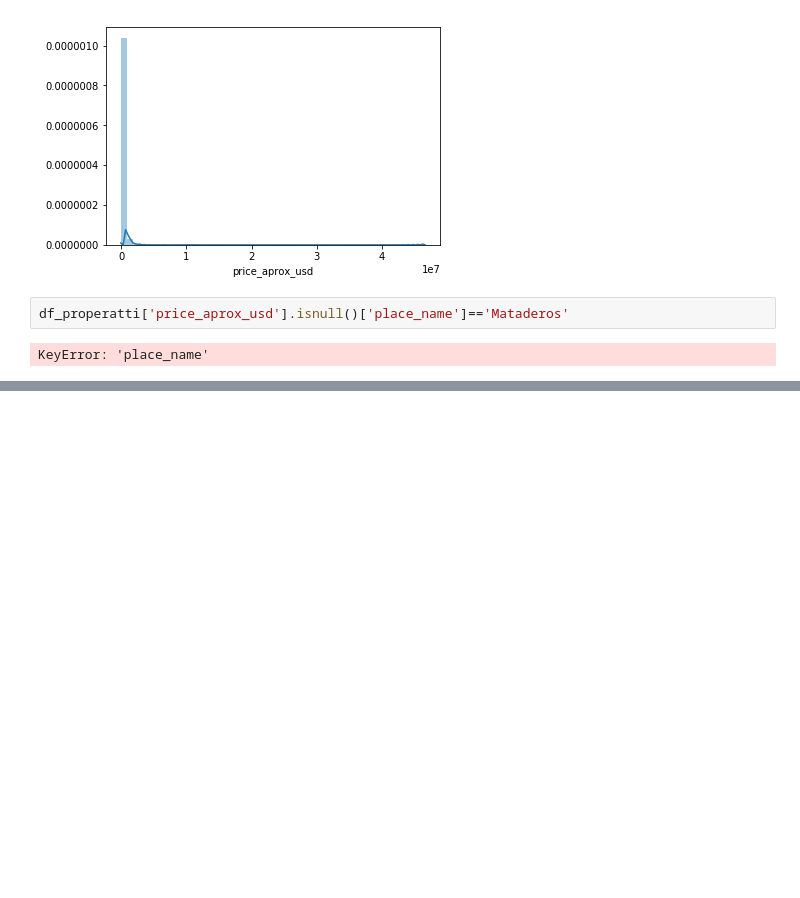
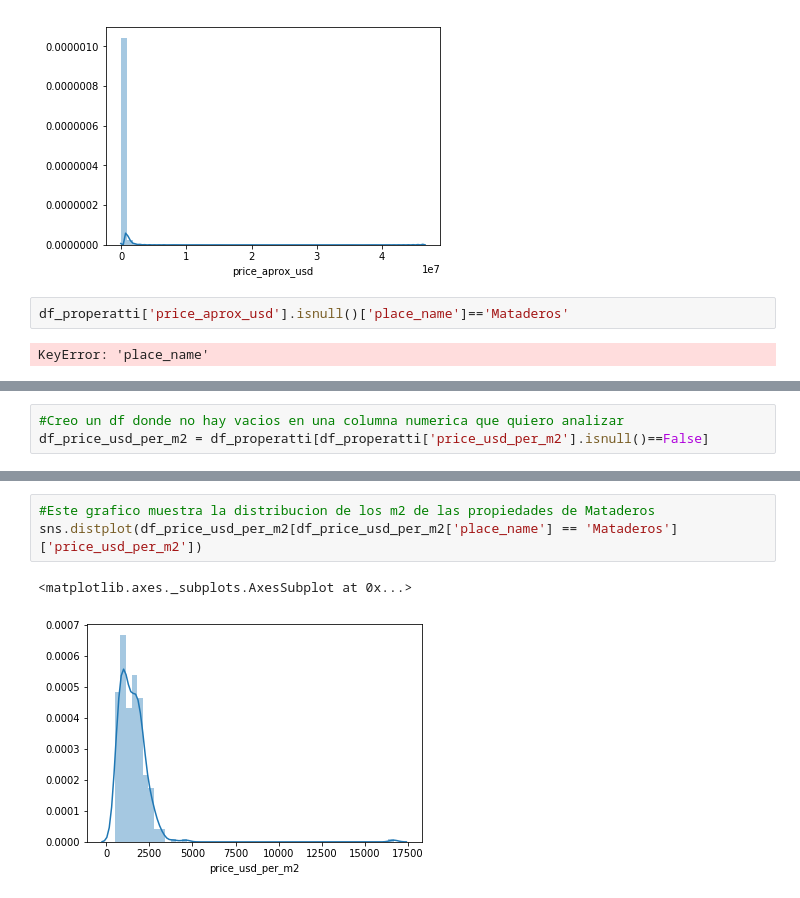
Before and after one commit to ezecarrascosa/DH-DataScience, a Jupyter notebook: Tests properatti.ipynb, the cells around one changed output, grey strips where cells are left out. Saved outputs shown, nothing was run; the diff lists cells and outputs as text; blank space fills up the shorter version.

```diff
--- a/Tests properatti.ipynb
+++ b/Tests properatti.ipynb
@@ -169,0 +166,3 @@ Name: price_aprox_usd, Length: 20162, dtype: float64
+# %%
+#Creo un df donde no hay vacios en una columna numerica que quiero analizar
+df_price_usd_per_m2 = df_properatti[df_properatti['price_usd_per_m2'].isnull()==False]
@@ -169,0 +197,6 @@ Name: price_aprox_usd, Length: 20162, dtype: float64
+# %%
+#Este grafico muestra la distribucion de los m2 de las propiedades de Mataderos
+sns.distplot(df_price_usd_per_m2[df_price_usd_per_m2['place_name'] == 'Mataderos']['price_usd_per_m2'])
+# %% [output]
+<matplotlib.axes._subplots.AxesSubplot at 0x...>
+[figure, added]
```
Also changed, not shown: parts of 18 cells of this notebook.
